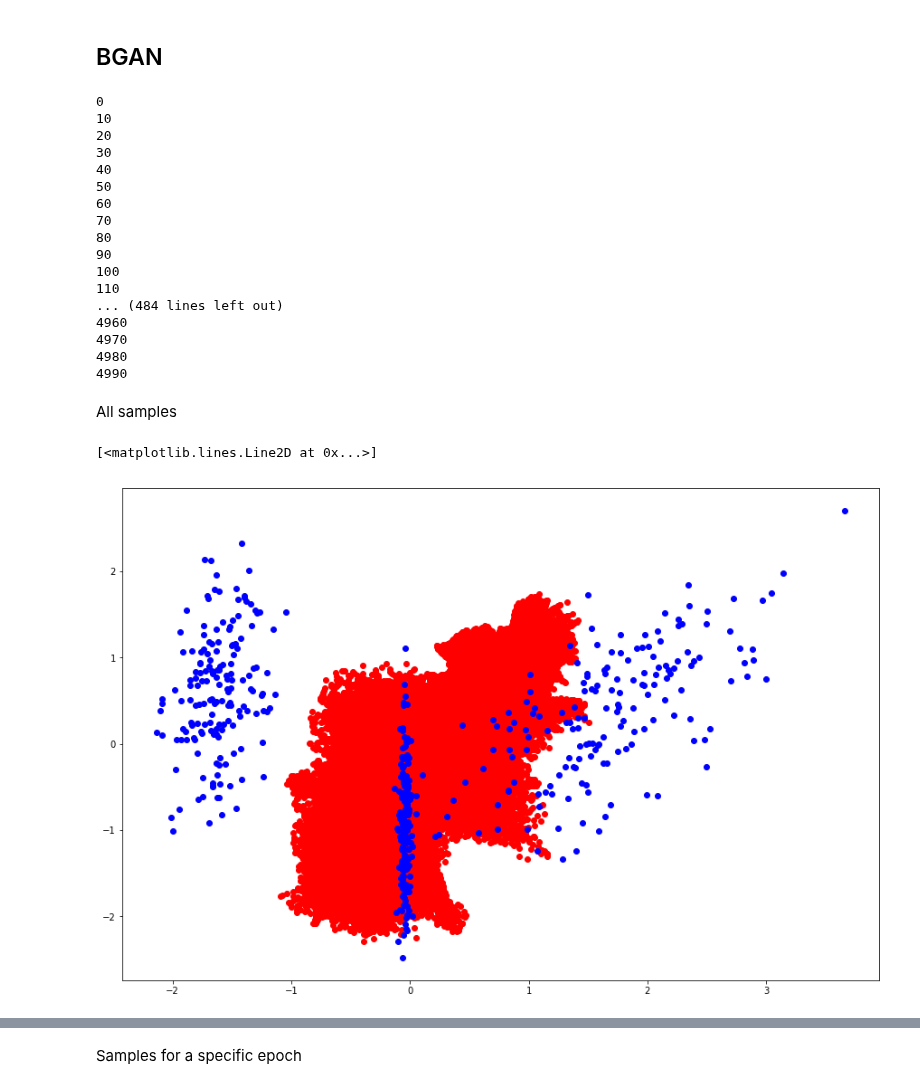
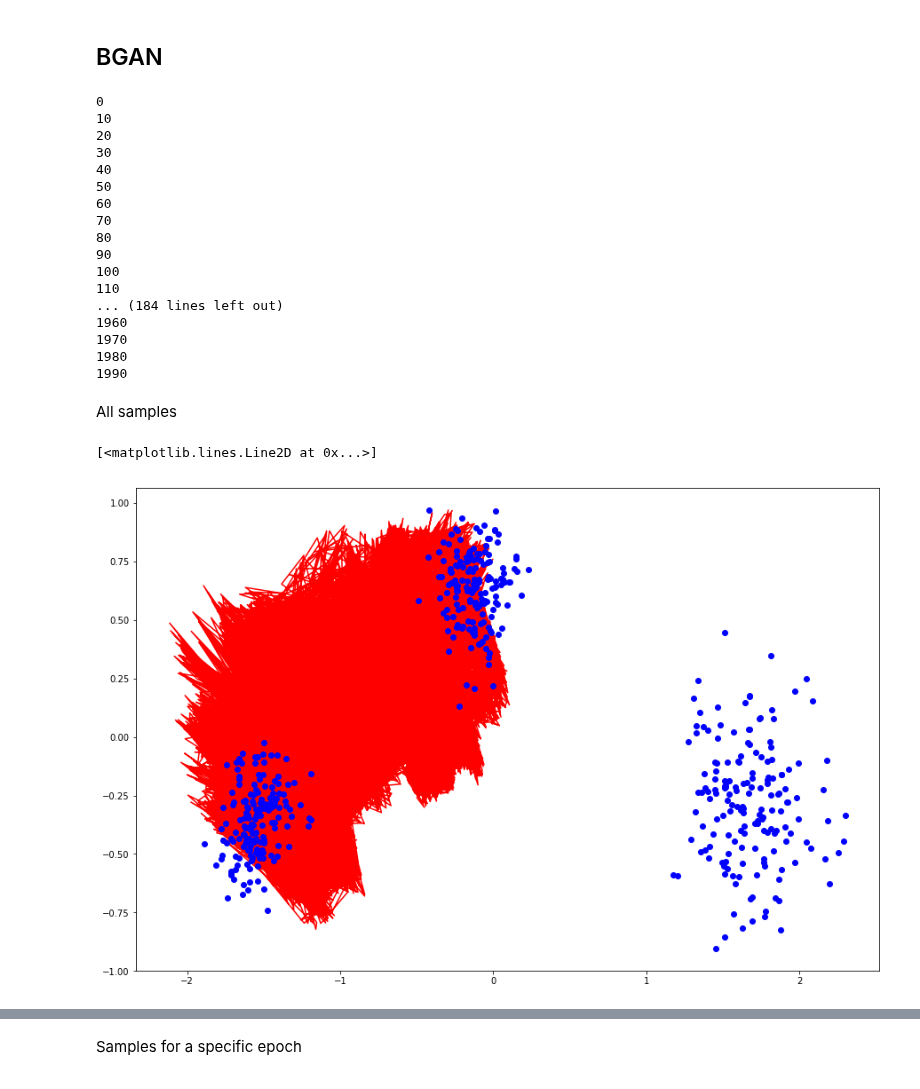
Before and after one commit to mfinzi/gans-and-stuff, a Jupyter notebook: bgan_synth.ipynb, the cells around one changed output, grey strips where cells are left out. Cells and saved outputs as stored; diff of their text form; code cells hidden in the pictures.

```diff
--- a/bgan_synth.ipynb
+++ b/bgan_synth.ipynb
@@ -16,7 +19,7 @@ from matplotlib import pyplot as plt
 # %% [markdown]
 ## Dataset
 # %%
-data = SynthDataset(x_dim=3, N=500, num_clusters=3, seed=4)
+data = SynthDataset(x_dim=2, N=500, num_clusters=3, seed=0)
 dataloader = torch.utils.data.DataLoader(data, batch_size=50, shuffle=True)
 # %%
 x = data.X.numpy()
@@ -84,9 +87,9 @@ z_var = Variable(z)
 num_samples = 100
 # %%
 prior = FactorizedNormalPrior(std=10.)
-gen = GeneratorNetwork(2, 3, 100)
-disc = DiscriminatorNetwork(3, 2, 100)
+gen = GeneratorNetwork(2, 2, 100)
+disc = DiscriminatorNetwork(2, 2, 100)
 gen.apply(weights_init)
 disc.apply(weights_init)
-bgan = BGAN(gen, disc, prior, prior, alpha=.1, eta=1e-7, num_data=len(data), observed_gen=1)
+bgan = BGAN(gen, disc, prior, prior, alpha=.01, eta=1e-4, num_data=len(data), observed_gen=100, disc_lr=1e-4)
 samples = []
@@ -93,7 +131,7 @@ samples = []
 # %%
 if isinstance(samples, np.ndarray):
     samples = samples.tolist()
-for epoch in range(5000):
+for epoch in range(2000):
     for i, data_ in enumerate(dataloader, 0):
         batch = data_.float()
         bgan.step(batch)
@@ -115,18 +153,19 @@ samples = np.vstack(samples)
 90
 100
 110
-... (484 lines left out)
-4960
-4970
-4980
-4990
+... (184 lines left out)
+1960
+1970
+1980
+1990
 # %% [markdown]
 All samples
 # %%
 plt.figure(figsize=(15, 10))
 x_r, x_f = pca(x, samples)
-plt.plot(x_f[:, 0], x_f[:, 1], 'ro')
+plt.plot(x_f[:, 0], x_f[:, 1], '-r')
 plt.plot(x_r[:, 0], x_r[:, 1], 'bo')
+plt.plot(x_f[-1, 0], x_f[-1, 1], 'ro', markersize=10)
 # %% [output]
 [<matplotlib.lines.Line2D at 0x...>]
-[figure, old version]
+[figure, new version]
```
Also changed, not shown: parts of 18 cells of this notebook, 2 other files.
